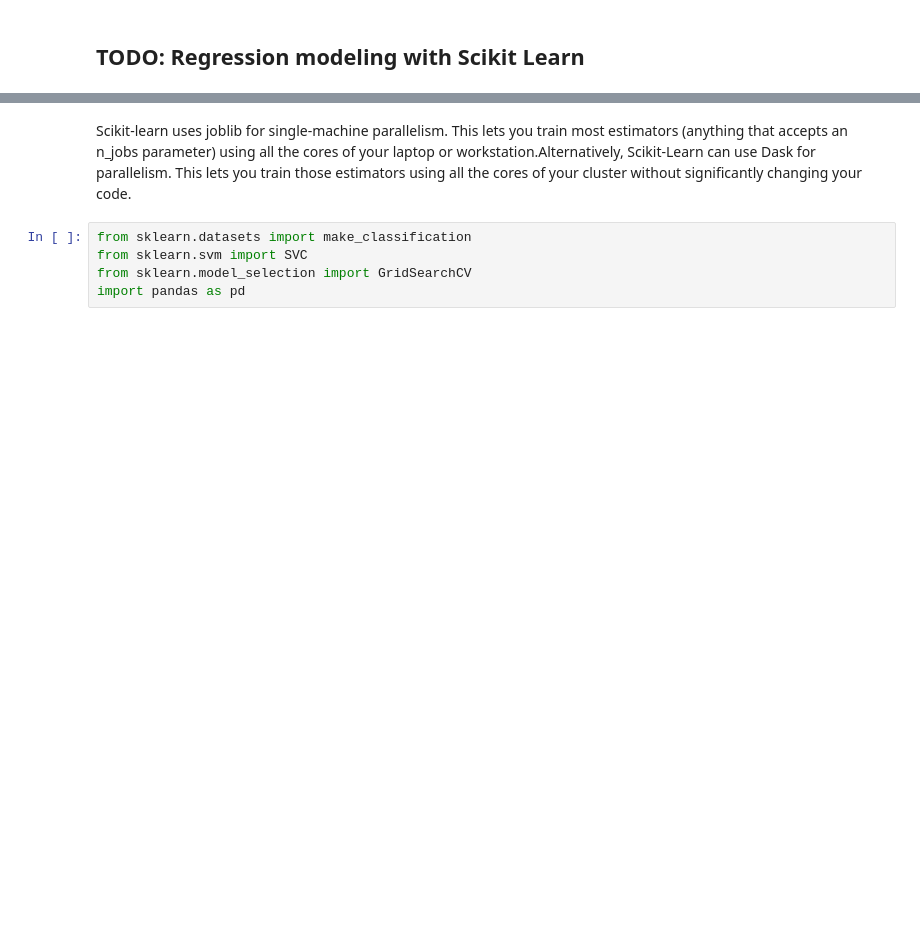
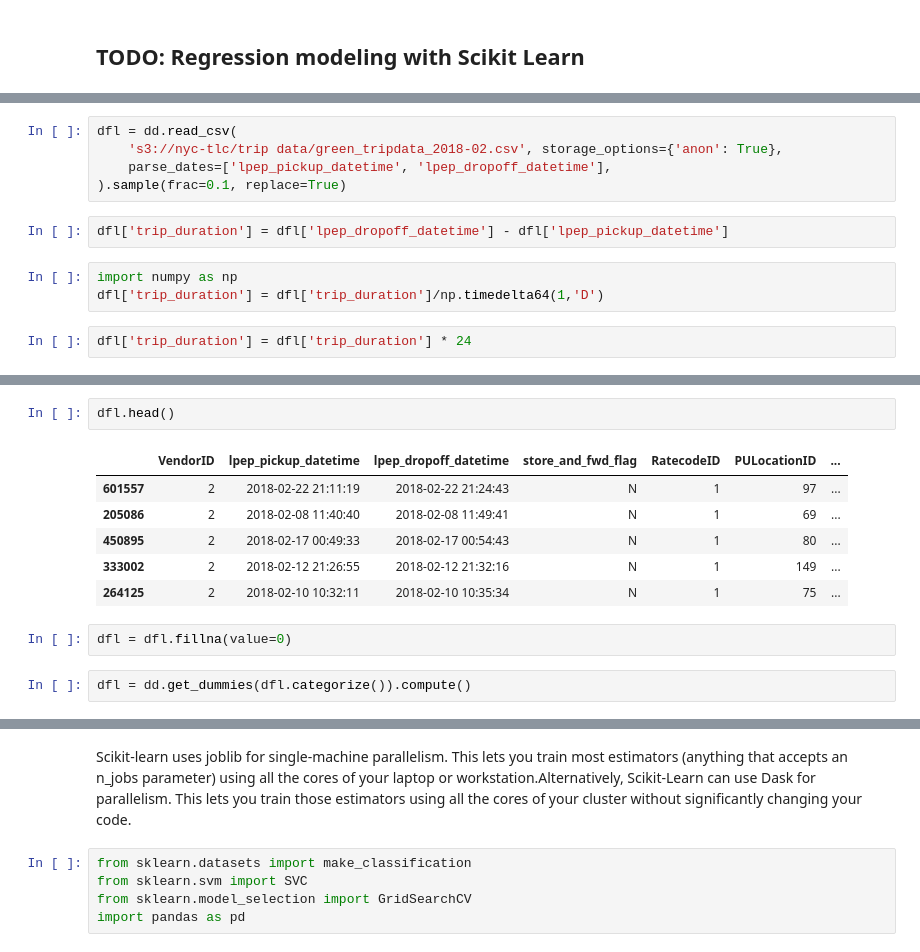
Before and after one commit to Hasna1994/aws-dask-sm-fargate, a Jupyter notebook: dask-sm-fargate-example.ipynb, the cells around one changed output, grey strips where cells are left out. Saved outputs shown, nothing was run; the diff lists cells and outputs as text; blank space fills up the shorter version.

```diff
--- a/dask-sm-fargate-example.ipynb
+++ b/dask-sm-fargate-example.ipynb
@@ -415,0 +179,12 @@ grid_search = GridSearchCV(pipeline, params, cv=3, scoring='neg_mean_squared_err
+# %%
+dfl = dd.read_csv(
+    's3://nyc-tlc/trip data/green_tripdata_2018-02.csv', storage_options={'anon': True},
+    parse_dates=['lpep_pickup_datetime', 'lpep_dropoff_datetime'],
+).sample(frac=0.1, replace=True)
+# %%
+dfl['trip_duration'] = dfl['lpep_dropoff_datetime'] - dfl['lpep_pickup_datetime']
+# %%
+import numpy as np
+dfl['trip_duration'] = dfl['trip_duration']/np.timedelta64(1,'D')
+# %%
+dfl['trip_duration'] = dfl['trip_duration'] * 24
@@ -415,0 +201,13 @@ grid_search = GridSearchCV(pipeline, params, cv=3, scoring='neg_mean_squared_err
+# %%
+dfl.head()
+# %% [output]
+|  | VendorID | lpep_pickup_datetime | lpep_dropoff_datetime | store_and_fwd_flag | RatecodeID | PULocationID | ... |
+| 601557 | 2 | 2018-02-22 21:11:19 | 2018-02-22 21:24:43 | N | 1 | 97 | ... |
+| 205086 | 2 | 2018-02-08 11:40:40 | 2018-02-08 11:49:41 | N | 1 | 69 | ... |
+| 450895 | 2 | 2018-02-17 00:49:33 | 2018-02-17 00:54:43 | N | 1 | 80 | ... |
+| 333002 | 2 | 2018-02-12 21:26:55 | 2018-02-12 21:32:16 | N | 1 | 149 | ... |
+| 264125 | 2 | 2018-02-10 10:32:11 | 2018-02-10 10:35:34 | N | 1 | 75 | ... |
+# %%
+dfl = dfl.fillna(value=0)
+# %%
+dfl = dd.get_dummies(dfl.categorize()).compute()
```
Also changed, not shown: parts of 57 cells of this notebook, 3 other files.
